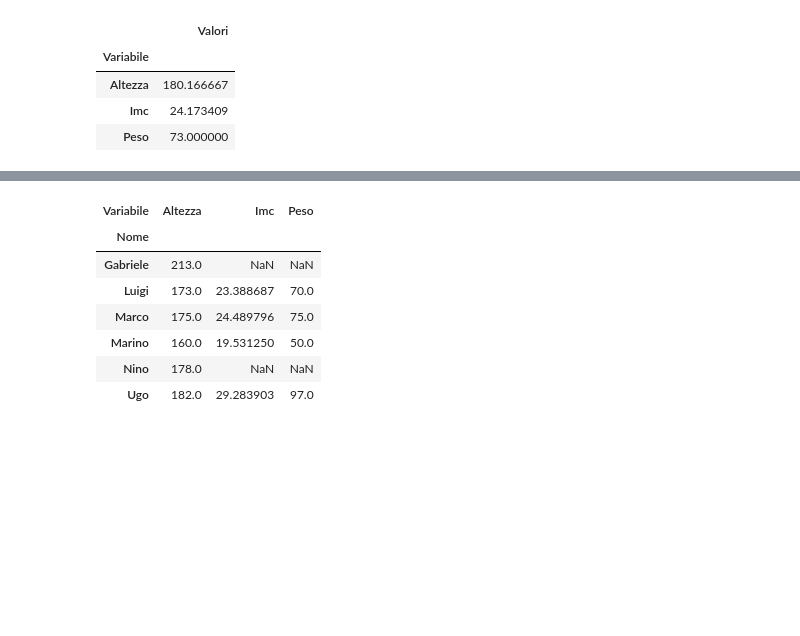
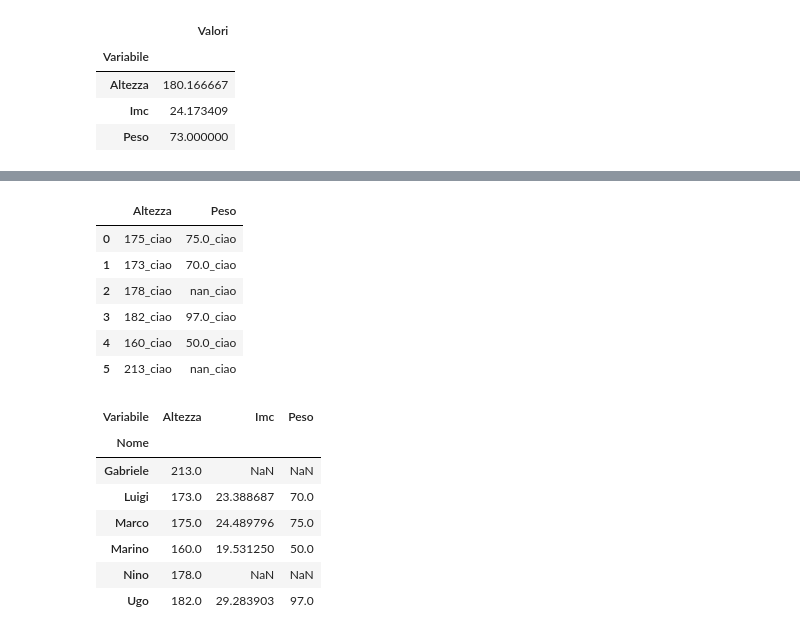
Before and after one commit to scarsellifi/open-notebook-science, a Jupyter notebook: Python e Pandas - Operazioni base.ipynb, the cells around one changed output, grey strips where cells are left out. Saved outputs shown, nothing was run; the diff lists cells and outputs as text; code cells hidden in the pictures; blank space fills up the shorter version.

Commit message:
aggiunta parte relativa alle operazioni su riga e cella, lambda

```diff
--- a/Python e Pandas - Operazioni base.ipynb
+++ b/Python e Pandas - Operazioni base.ipynb
@@ -742,3 +769,13 @@ pd.pivot_table(long, values = "Valori",
+# %%
+wide.loc[:, ["Altezza", "Peso"]].applymap(lambda cella: str(cella) + "_ciao")
+# %% [output]
+|  | Altezza | Peso |
+| 0 | 175_ciao | 75.0_ciao |
+| 1 | 173_ciao | 70.0_ciao |
+| 2 | 178_ciao | nan_ciao |
+| 3 | 182_ciao | 97.0_ciao |
+| 4 | 160_ciao | 50.0_ciao |
+| 5 | 213_ciao | nan_ciao |
 # %%
 #Da long a wide
 long.pivot(index='Nome', columns='Variabile', values='Valori')
```
Also changed, not shown: parts of 3 cells of this notebook.
